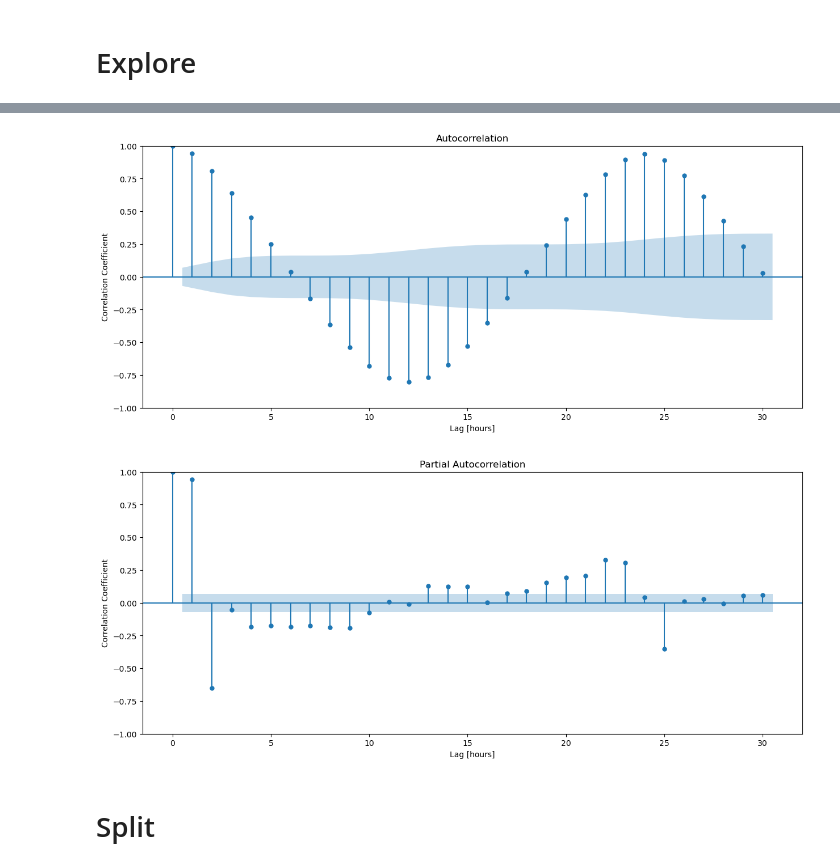
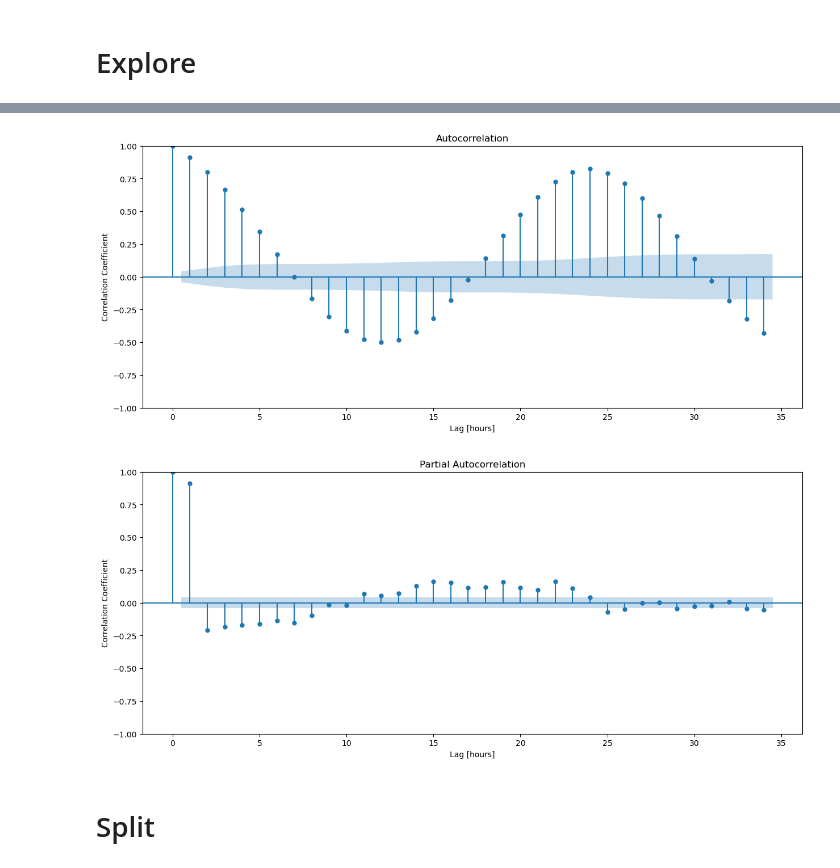
Before and after one commit to elqwaisney/Ionogram-Scaled-Charecteristics-analysis, a Jupyter notebook: Ionogram.ipynb, the cells around one changed output, grey strips where cells are left out. Saved outputs shown, nothing was run; the diff lists cells and outputs as text; code cells hidden in the pictures.

Commit message:
used data from different time range+ did ADF test

```diff
--- a/Ionogram.ipynb
+++ b/Ionogram.ipynb
@@ -52,14 +58,22 @@ def wrangle(filepath, resample = '1H'):
     # Convert the timezone to Europe/Athens
     df.index = df.index.tz_convert('Europe/Athens')
 
-    y = df['foF2'].resample(resample).mean().ffill()
-    y=y['2023-01-27':]
+    df = df.resample(resample).mean().ffill()
+
+    df.drop(columns=['CS','foF2'], inplace =True)
 
 
+    X = df.loc['2022-05-01':'2022-08-01', 'TEC']  # Select 'TEC' column if you need only that
 
-    return y
+    # Slice the DataFrame for testing set
+    X_test = df.loc['2022-08-01':'2022-11-01', 'TEC']  # Select 'TEC' column if you need only that
+
+    X = pd.Series(X)
+    X_test = pd.Series(X_test)
+
+    return X,X_test
 # %%
-y = wrangle('DIDBGetValues_edited.txt')
-y.head()
+X,X_test= wrangle('DIDBGetValues(foF2,TEC)_edited.txt')
+X.head()
 # %% [output]
 Time
@@ -102,17 +223,17 @@ fig.show()
 # %%
 fig, ax = plt.subplots(figsize=(15, 6))
-plot_acf(y,ax=ax)
+plot_acf(X,ax=ax)
 plt.xlabel("Lag [hours]")
 plt.ylabel("Correlation Coefficient");
 # %% [output]
-[figure, old version]
+[figure, new version]
 # %%
 fig, ax = plt.subplots(figsize=(15, 6))
-plot_pacf(y,ax=ax)
+plot_pacf(X,ax=ax)
 plt.xlabel("Lag [hours]")
 plt.ylabel("Correlation Coefficient");
 # %% [output]
-[figure, old version]
+[figure, new version]
 # %% [markdown]
 # Split
 # %%
```
Also changed, not shown: parts of 15 cells of this notebook, 2 other files.
